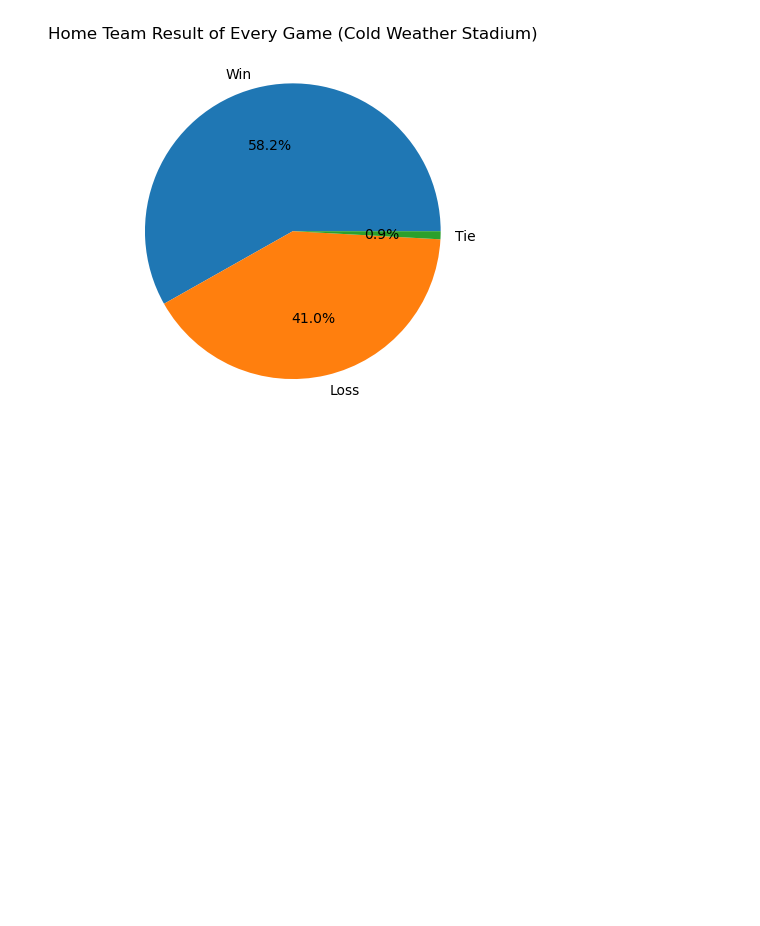
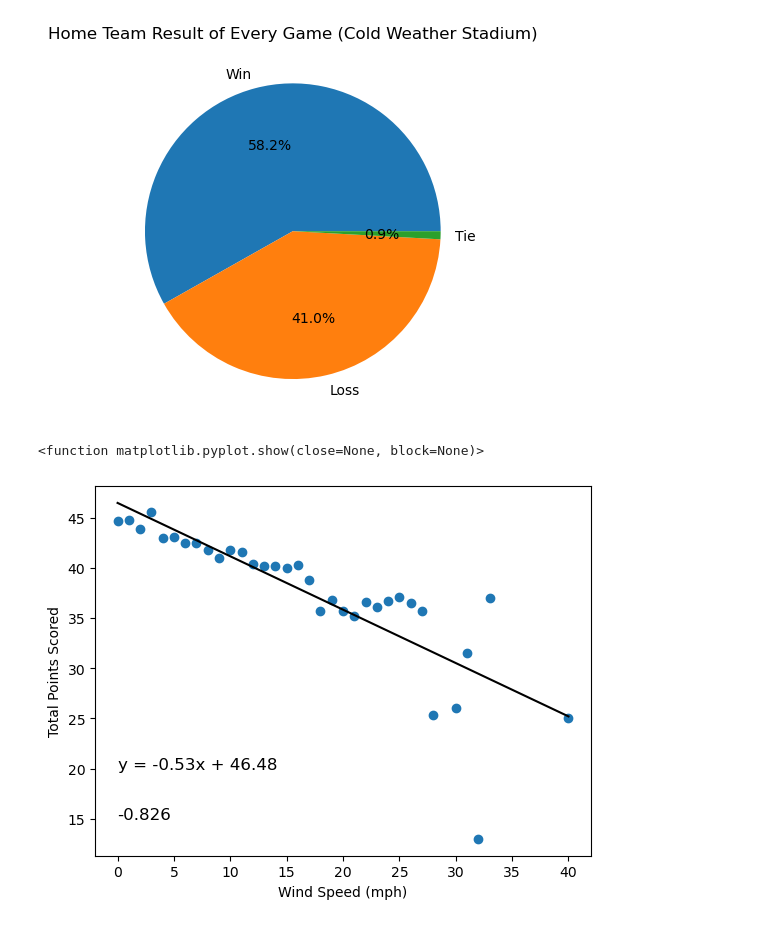
Before and after one commit to jlawrence16/project_one, a Jupyter notebook: justin_nfl_notebook.ipynb, the cells around one changed output. Drawn from its saved outputs; the diff is of its cells as text; code cells hidden in the pictures; blank space fills up the shorter version.

```diff
--- a/justin_nfl_notebook.ipynb
+++ b/justin_nfl_notebook.ipynb
@@ -391,3 +375,29 @@ plt.title("Home Team Result of Every Game (Cold Weather Stadium)")
 plt.show()
 # %% [output]
 [figure]
+# %%
+# Wind Speed vs Total Score
+
+wind_data=data_df.dropna(subset=['weather_wind_mph'])
+wind_data['total_score']=(wind_data['score_home']+wind_data['score_away'])
+wind_data=pd.DataFrame(wind_data.groupby(['weather_wind_mph'])['total_score'].mean())
+wind_data.head()
+
+x_axis=wind_data.index
+y_axis=wind_data['total_score']
+
+plt.scatter(x_axis, y_axis)
+plt.xlabel('Wind Speed (mph)')
+plt.ylabel('Total Points Scored')
+
+(slope, intercept, rvalue, pvalue, stderr) = linregress(x_axis, y_axis)
+regress_values = x_axis * slope + intercept
+line_eq = "y = " + str(round(slope,2)) + "x + " + str(round(intercept,2))
+plt.plot(x_axis,regress_values,"black")
+plt.annotate(line_eq,(0, 20), fontsize=12,color="black")
+plt.annotate(round(rvalue,3),(0, 15), fontsize=12,color="black")
+
+plt.show
+# %% [output]
+<function matplotlib.pyplot.show(close=None, block=None)>
+[figure, added]
```
Also changed, not shown: parts of 17 cells of this notebook.
